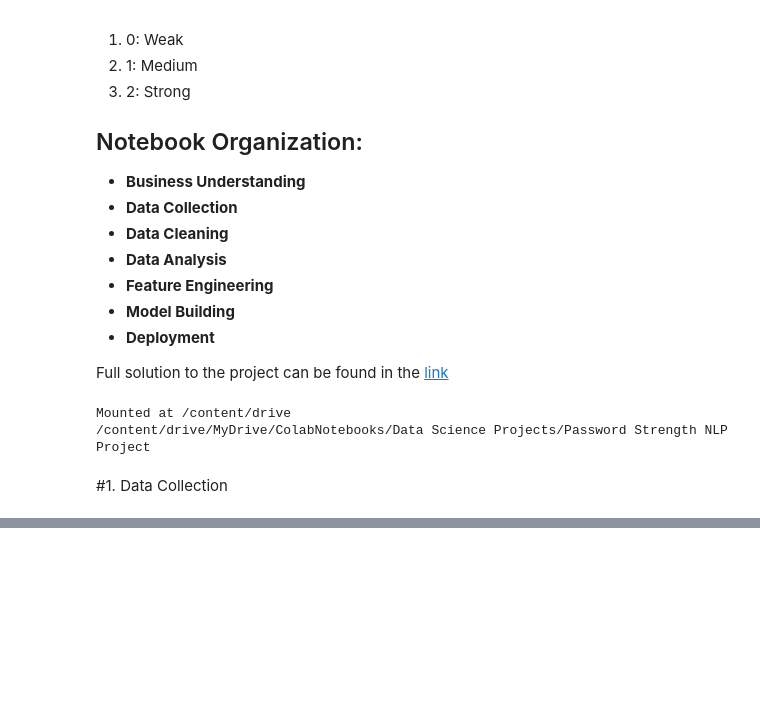
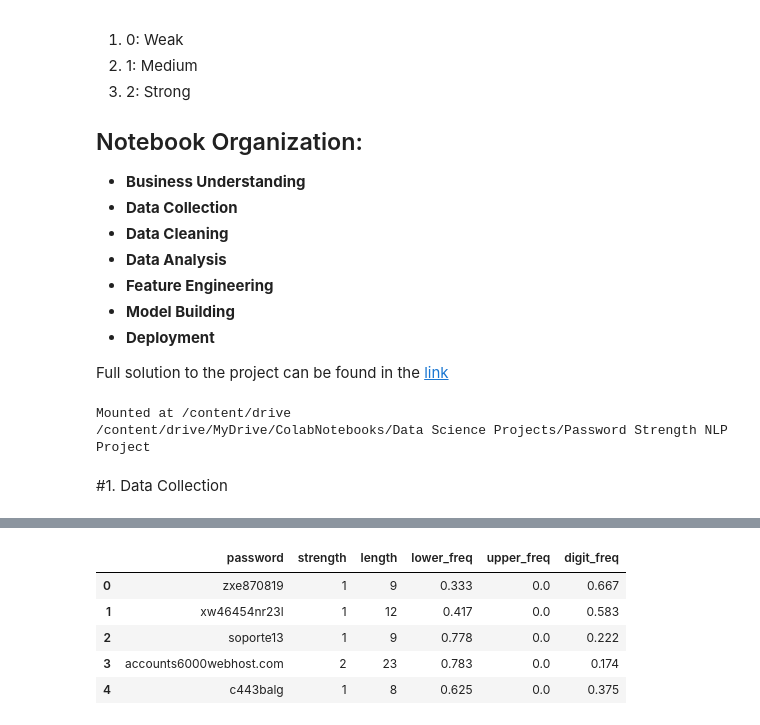
Before and after one commit to anilaksu/AI-and-Data-Science-Codes, a Jupyter notebook: Data_Science_Project_2_Password_Strength_with_NLP.ipynb, the cells around one changed output, grey strips where cells are left out. Cells and saved outputs as stored; diff of their text form; code cells hidden in the pictures; blank space fills up the shorter version.

```diff
--- a/Data_Science_Project_2_Password_Strength_with_NLP.ipynb
+++ b/Data_Science_Project_2_Password_Strength_with_NLP.ipynb
@@ -41,0 +222,4 @@ Mounted at /content/drive
+# %%
+# Here we add Length as a column
+df["length"] = df['password'].str.len()
+df.head()
@@ -41,0 +233,25 @@ Mounted at /content/drive
+# %%
+# Here we add lower frequency as a column
+def freq_lowercase(row):
+  return len([char for char in row if char.islower()])/len(row)
+# %%
+# Here we add upper frequency as a column
+def freq_uppercase(row):
+  return len([char for char in row if char.isupper()])/len(row)
+# %%
+# Here we add digit frequency as a column
+def freq_numerical_case(row):
+  return len([char for char in row if char.isnumeric()])/len(row)
+# %%
+# Here we apply the functions above
+df['lower_freq'] = np.round(df["password"].apply(freq_lowercase), 3)
+df['upper_freq'] = np.round(df["password"].apply(freq_uppercase), 3)
+df['digit_freq'] = np.round(df["password"].apply(freq_numerical_case), 3)
+df.head()
+# %% [output]
+|  | password | strength | length | lower_freq | upper_freq | digit_freq |
+| 0 | zxe870819 | 1 | 9 | 0.333 | 0.0 | 0.667 |
+| 1 | xw46454nr23l | 1 | 12 | 0.417 | 0.0 | 0.583 |
+| 2 | soporte13 | 1 | 9 | 0.778 | 0.0 | 0.222 |
+| 3 | accounts6000webhost.com | 2 | 23 | 0.783 | 0.0 | 0.174 |
+| 4 | c443balg | 1 | 8 | 0.625 | 0.0 | 0.375 |
```
Also changed, not shown: parts of 23 cells of this notebook.
